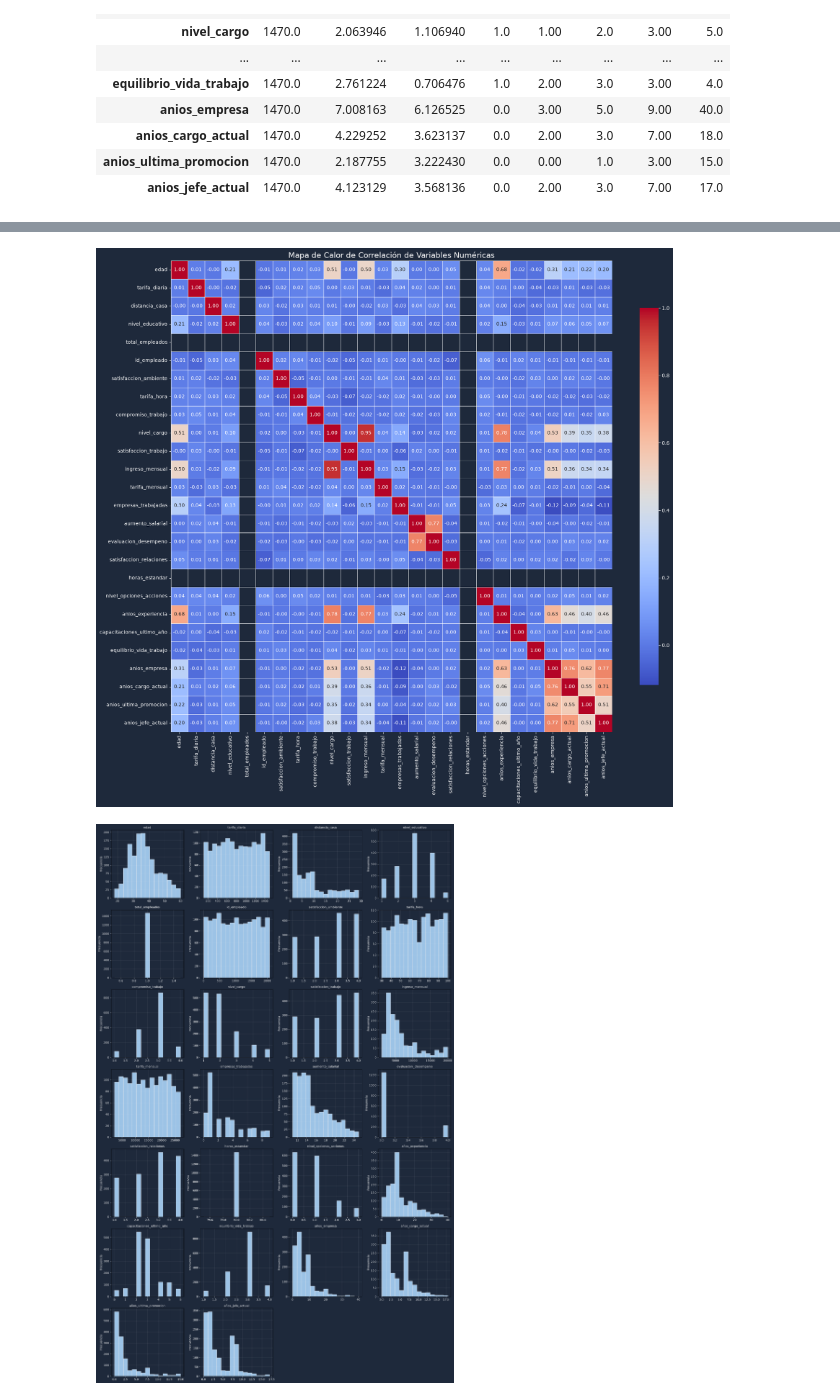
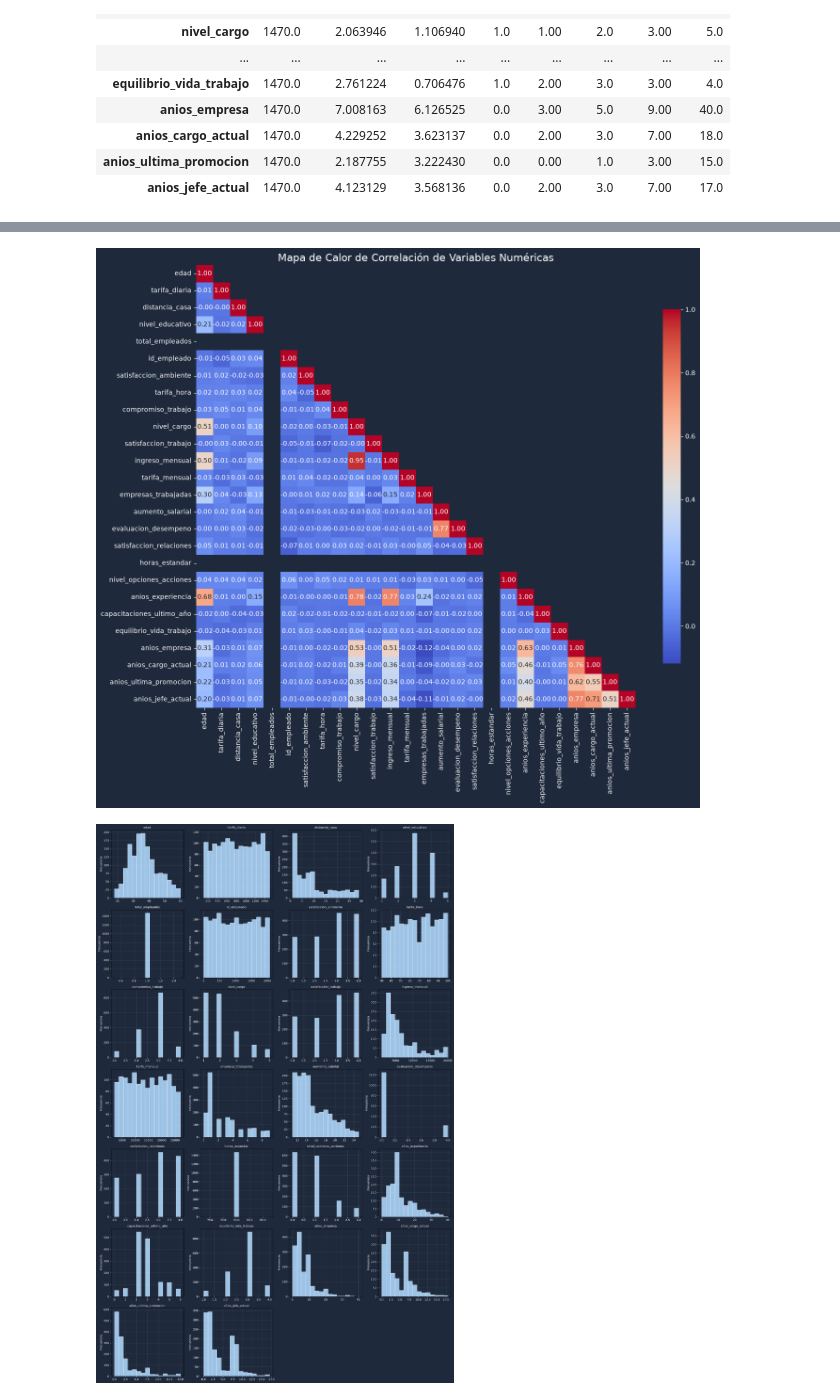
Before and after one commit to afobando94/MAESTRIA_MCD, a Jupyter notebook: notebooks/Rotacion.ipynb, the cells around one changed output, grey strips where cells are left out. Cells and saved outputs as stored; diff of their text form; code cells hidden in the pictures.

```diff
--- a/notebooks/Rotacion.ipynb
+++ b/notebooks/Rotacion.ipynb
@@ -311,37 +375,39 @@ variables_numericas.describe().T
 # %%
-import seaborn as sns
-import matplotlib.pyplot as plt
-
 # Calculate the correlation matrix
 correlacion_numericas = variables_numericas.corr()
+mascara = np.triu(
+    np.ones_like(correlacion_numericas, dtype=bool),
+    k=1
+)
 
 # Set up the matplotlib figure
-fig, ax = plt.subplots(figsize=(18, 16))
+fig, ax = plt.subplots(figsize=(14, 12))
 fig.patch.set_facecolor("#1E293B") # Dark background for the figure
 ax.set_facecolor("#1E293B")     # Dark background for the axes
 
 # Draw the heatmap with the mask and correct aspect ratio
 sns.heatmap(
     correlacion_numericas,
+    mask=mascara,
     annot=True,
     cmap="coolwarm",
     fmt=".2f",
-    linewidths=.5,
+    linewidths=0,
     ax=ax,
     cbar_kws={"shrink": 0.8}
 )
 
 ax.set_title("Mapa de Calor de Correlación de Variables Numéricas", color="white", fontsize=16)
 ax.tick_params(colors="white")
 
 # Adjust colorbar label color
 cbar = ax.collections[0].colorbar
 cbar.ax.yaxis.set_tick_params(colors='white')
 
 plt.tight_layout()
 plt.show()
 # %% [output]
-[figure, old version]
+[figure, new version]
 # %%
 # Visualización de histogramas para las variables numéricas
 
```
Also changed, not shown: parts of 2 cells of this notebook.
